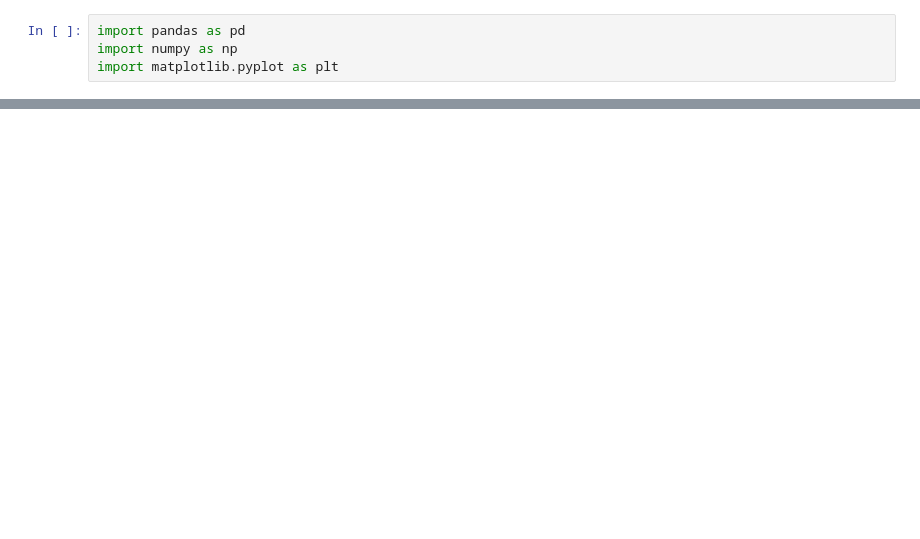
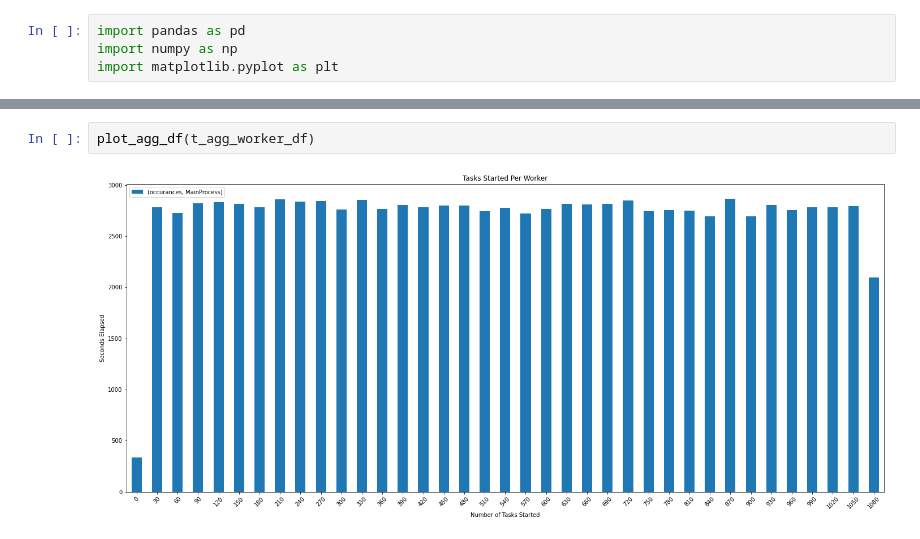
Before and after one commit to ryancollingwood/PythonConcurrency, a Jupyter notebook: Start Times.ipynb, the cells around one changed output, grey strips where cells are left out. Cells and saved outputs as stored; diff of their text form; blank space fills up the shorter version.

```diff
--- a/Start Times.ipynb
+++ b/Start Times.ipynb
@@ -111,0 +46,4 @@ Text(0, 0.5, 'Seconds Elapsed')
+# %%
+plot_agg_df(t_agg_worker_df)
+# %% [output]
+[figure, added]
```
Also changed, not shown: parts of 15 cells of this notebook.
